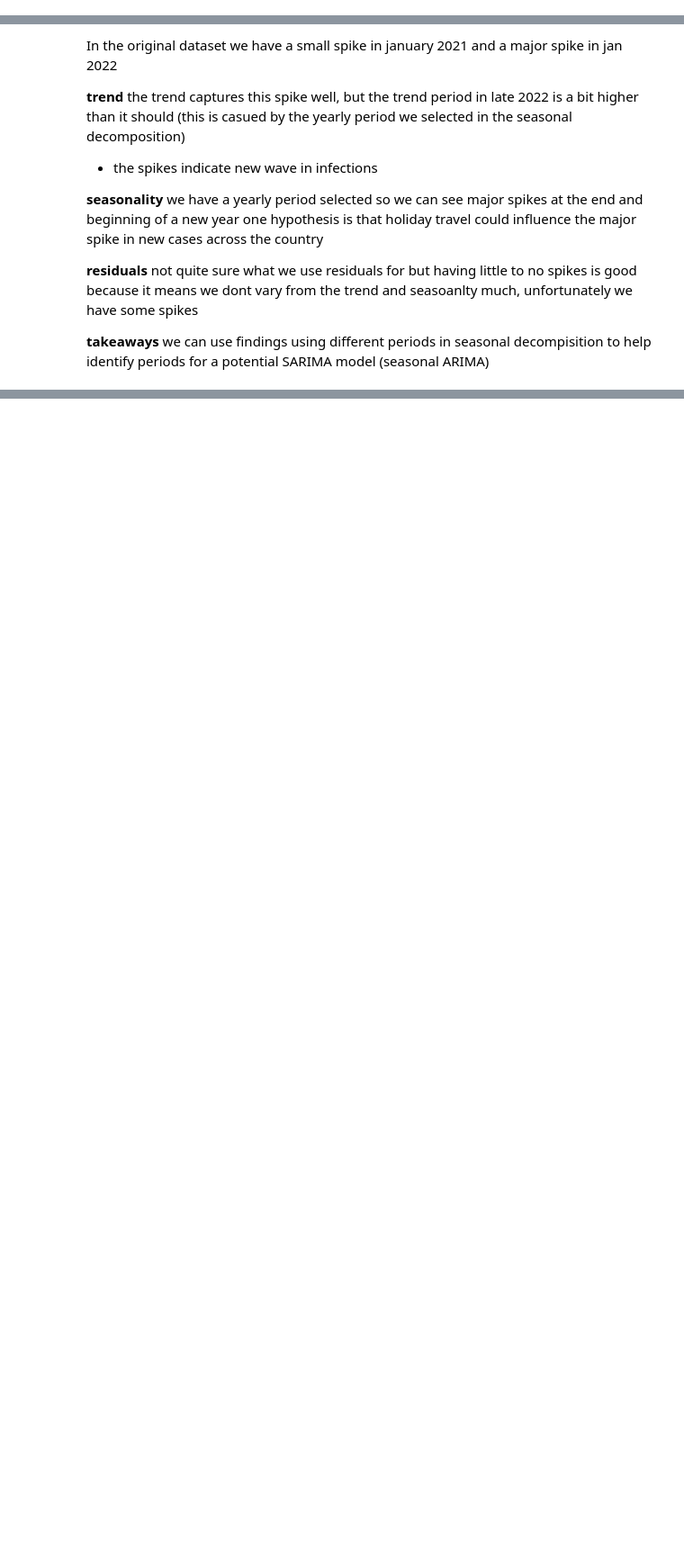
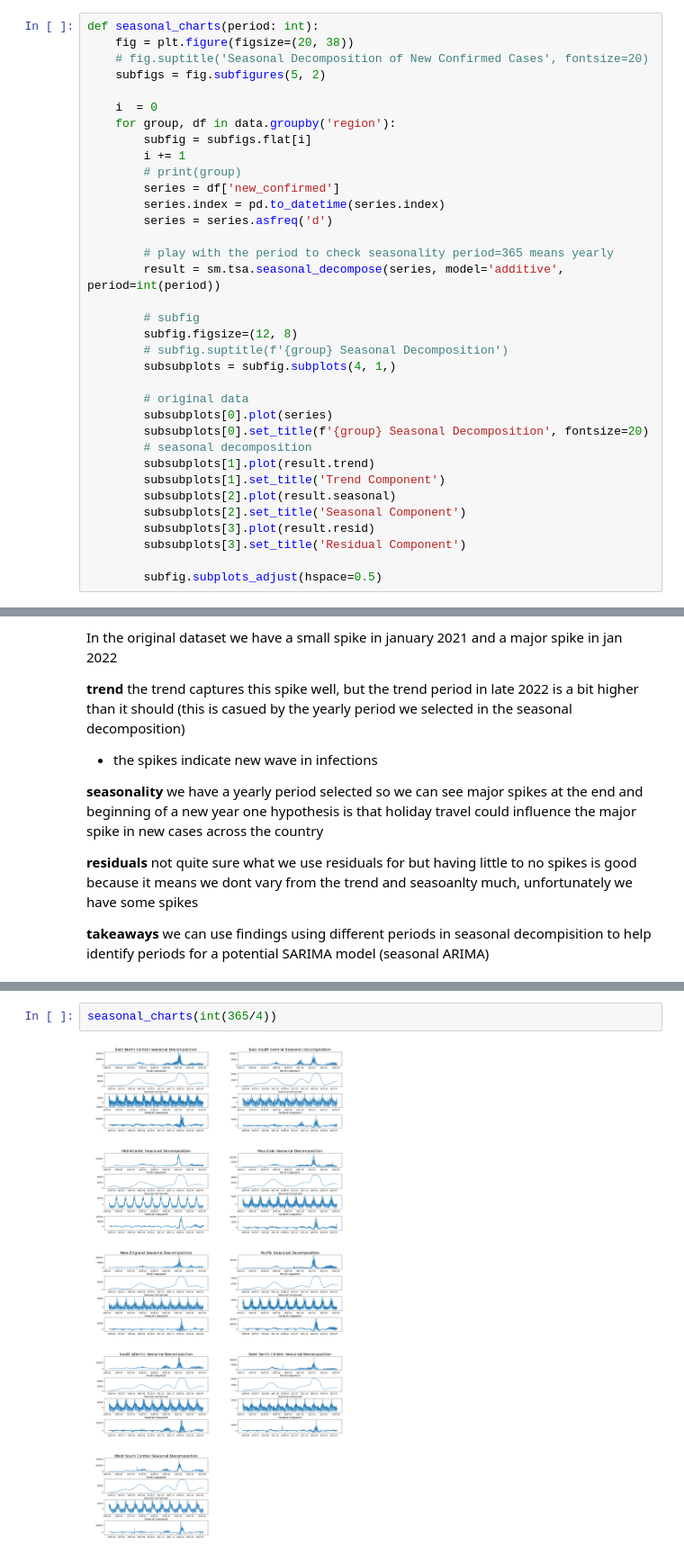
Before and after one commit to benmagevney/Stat390-Project, a Jupyter notebook: eda/seasonal_decomposition.ipynb, the cells around one changed output, grey strips where cells are left out. Shown at 90% size. Cells and saved outputs as stored; diff of their text form; blank space fills up the shorter version.

```diff
--- a/eda/seasonal_decomposition.ipynb
+++ b/eda/seasonal_decomposition.ipynb
@@ -49,5 +53,40 @@ West South Central
 # %%
 # limit the dataset to be from 2020-01-22 to 2022-09-15
 data = data.loc['2020-01-22':'2022-09-15']
+# %%
+def seasonal_charts(period: int):
+    fig = plt.figure(figsize=(20, 38))
+    # fig.suptitle('Seasonal Decomposition of New Confirmed Cases', fontsize=20)
+    subfigs = fig.subfigures(5, 2)
+
+    i  = 0
+    for group, df in data.groupby('region'):
+        subfig = subfigs.flat[i]
+        i += 1
+        # print(group)
+        series = df['new_confirmed']
+        series.index = pd.to_datetime(series.index)
+        series = series.asfreq('d')
+
+        # play with the period to check seasonality period=365 means yearly
+        result = sm.tsa.seasonal_decompose(series, model='additive', period=int(period))
+
+        # subfig
+        subfig.figsize=(12, 8)
+        # subfig.suptitle(f'{group} Seasonal Decomposition')
+        subsubplots = subfig.subplots(4, 1,)
+
+        # original data
+        subsubplots[0].plot(series)
+        subsubplots[0].set_title(f'{group} Seasonal Decomposition', fontsize=20)
+        # seasonal decomposition
+        subsubplots[1].plot(result.trend)
+        subsubplots[1].set_title('Trend Component')
+        subsubplots[2].plot(result.seasonal)
+        subsubplots[2].set_title('Seasonal Component')
+        subsubplots[3].plot(result.resid)
+        subsubplots[3].set_title('Residual Component')
+
+        subfig.subplots_adjust(hspace=0.5)
 # %% [markdown]
 ## Yearly Seasonality
@@ -110,0 +117,4 @@ we can use findings using different periods in seasonal decompisition to help id
+# %%
+seasonal_charts(int(365/4))
+# %% [output]
+[figure, added]
```
Also changed, not shown: parts of 8 cells of this notebook, 2 other files.
